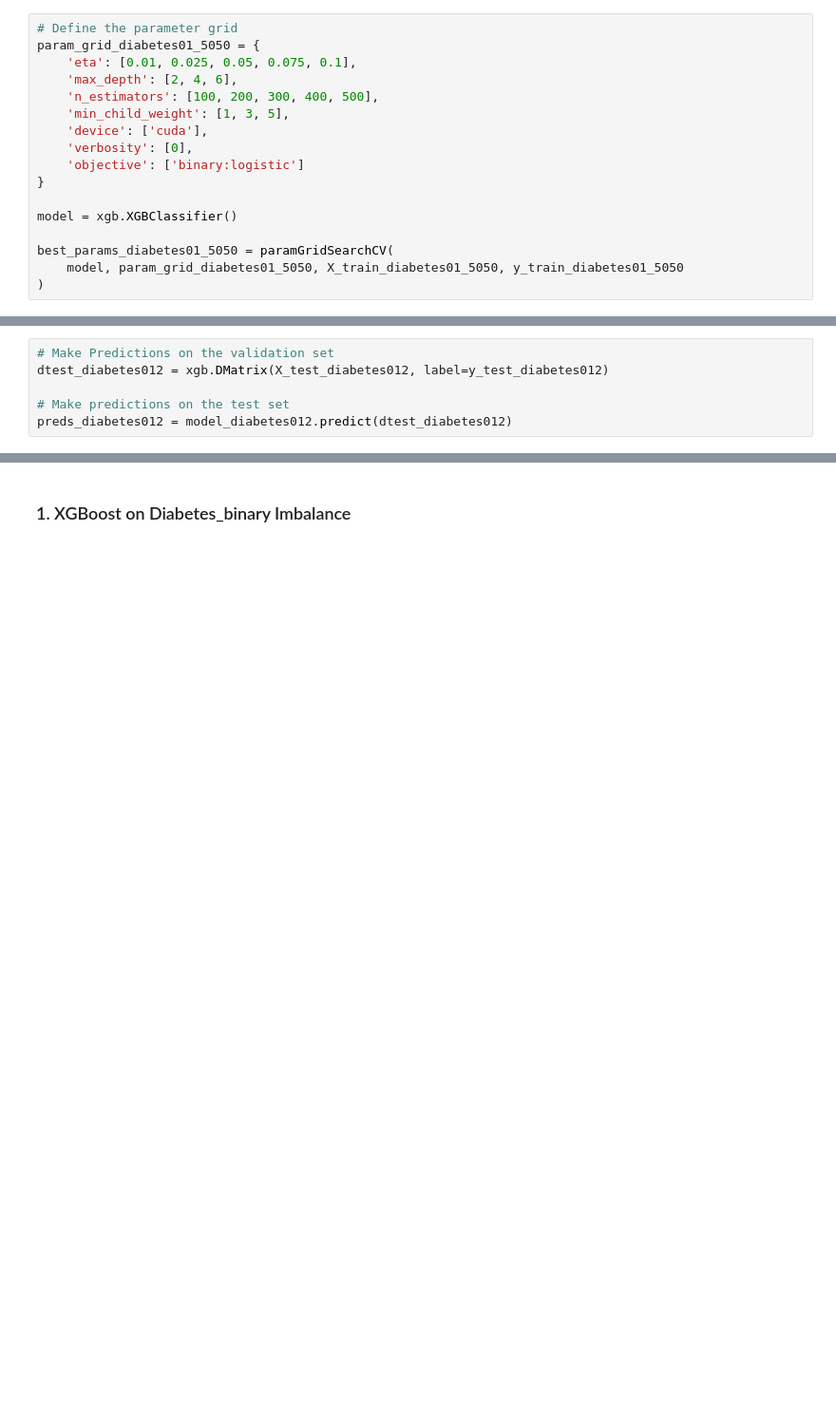
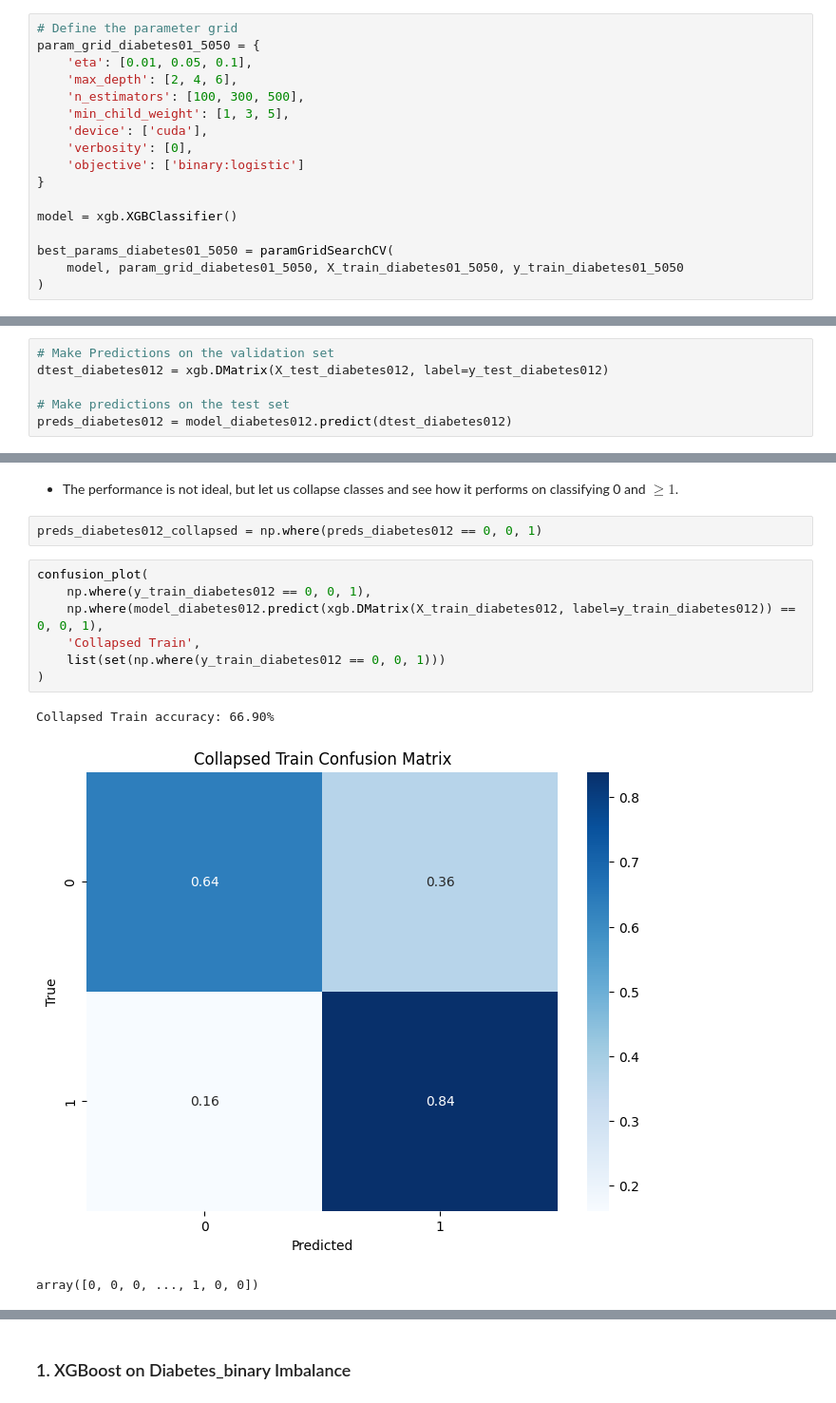
Before and after one commit to Panta-Rhei-LZ/DS-9000-Project-Data, a Jupyter notebook: Boosting.ipynb, the cells around one changed output, grey strips where cells are left out. Shown: that part at 95% size. Cells and saved outputs as stored; diff of their text form; blank space fills up the shorter version.

```diff
--- a/Boosting.ipynb
+++ b/Boosting.ipynb
@@ -68,9 +68,9 @@ X_train_diabetes01_5050, X_test_diabetes01_5050, y_train_diabetes01_5050, y_test
 # %%
 # Define the parameter grid
 param_grid_diabetes01_5050 = {
-    'eta': [0.01, 0.025, 0.05, 0.075, 0.1],
+    'eta': [0.01, 0.05, 0.1],
     'max_depth': [2, 4, 6],
-    'n_estimators': [100, 200, 300, 400, 500],
+    'n_estimators': [100, 300, 500],
     'min_child_weight': [1, 3, 5],
     'device': ['cuda'],
     'verbosity': [0],
@@ -251,0 +275,15 @@ array([1., 1., 1., ..., 1., 1., 1.], dtype=float32)
+# %% [markdown]
+* The performance is not ideal, but let us collapse classes and see how it performs on classifying 0 and $\geq 1$.
+# %%
+preds_diabetes012_collapsed = np.where(preds_diabetes012 == 0, 0, 1)
+# %%
+confusion_plot(
+    np.where(y_train_diabetes012 == 0, 0, 1),
+    np.where(model_diabetes012.predict(xgb.DMatrix(X_train_diabetes012, label=y_train_diabetes012)) == 0, 0, 1),
+    'Collapsed Train',
+    list(set(np.where(y_train_diabetes012 == 0, 0, 1)))
+)
+# %% [output]
+Collapsed Train accuracy: 66.90%
+[figure, added]
+array([0, 0, 0, ..., 1, 0, 0])
```
Also changed, not shown: parts of 11 cells of this notebook.
